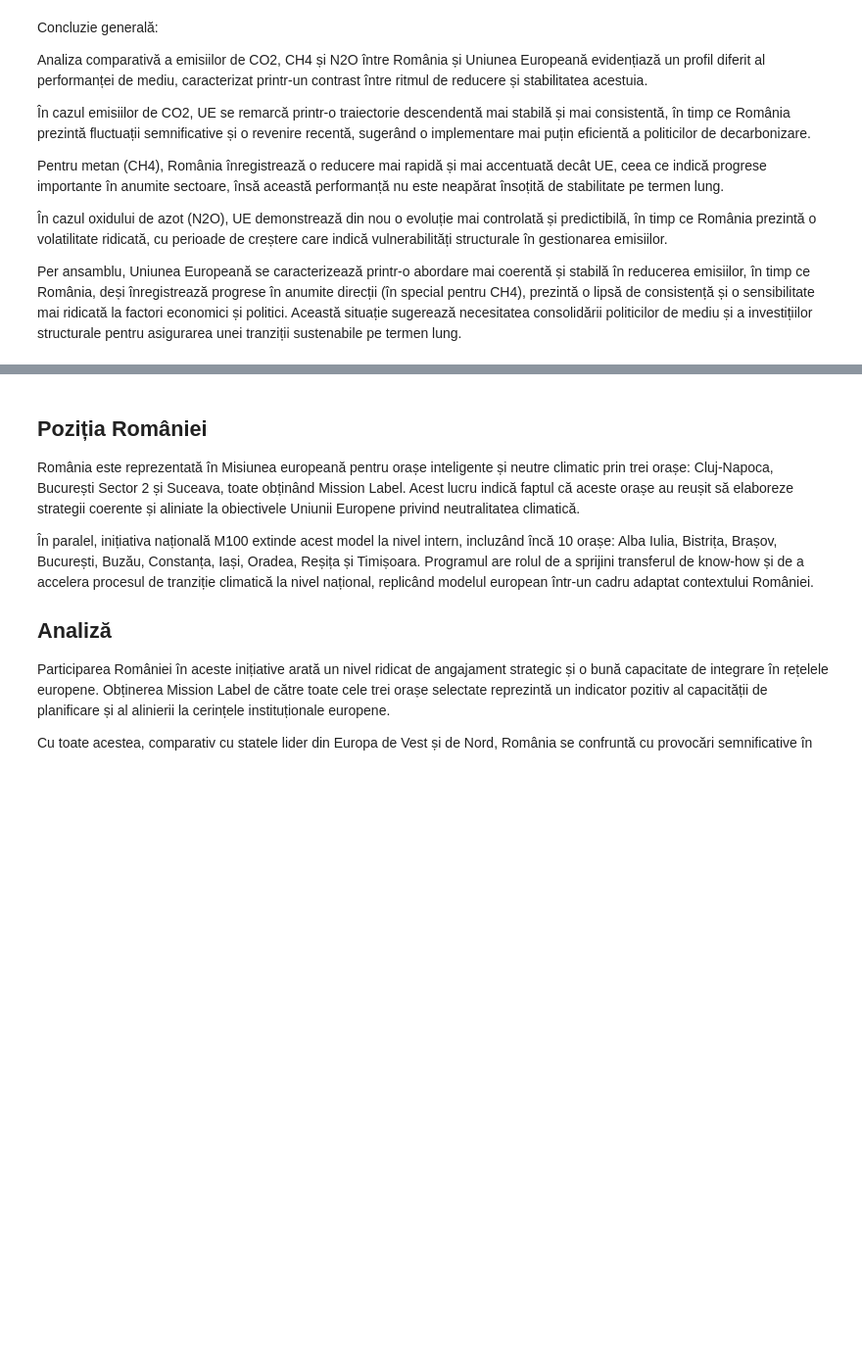
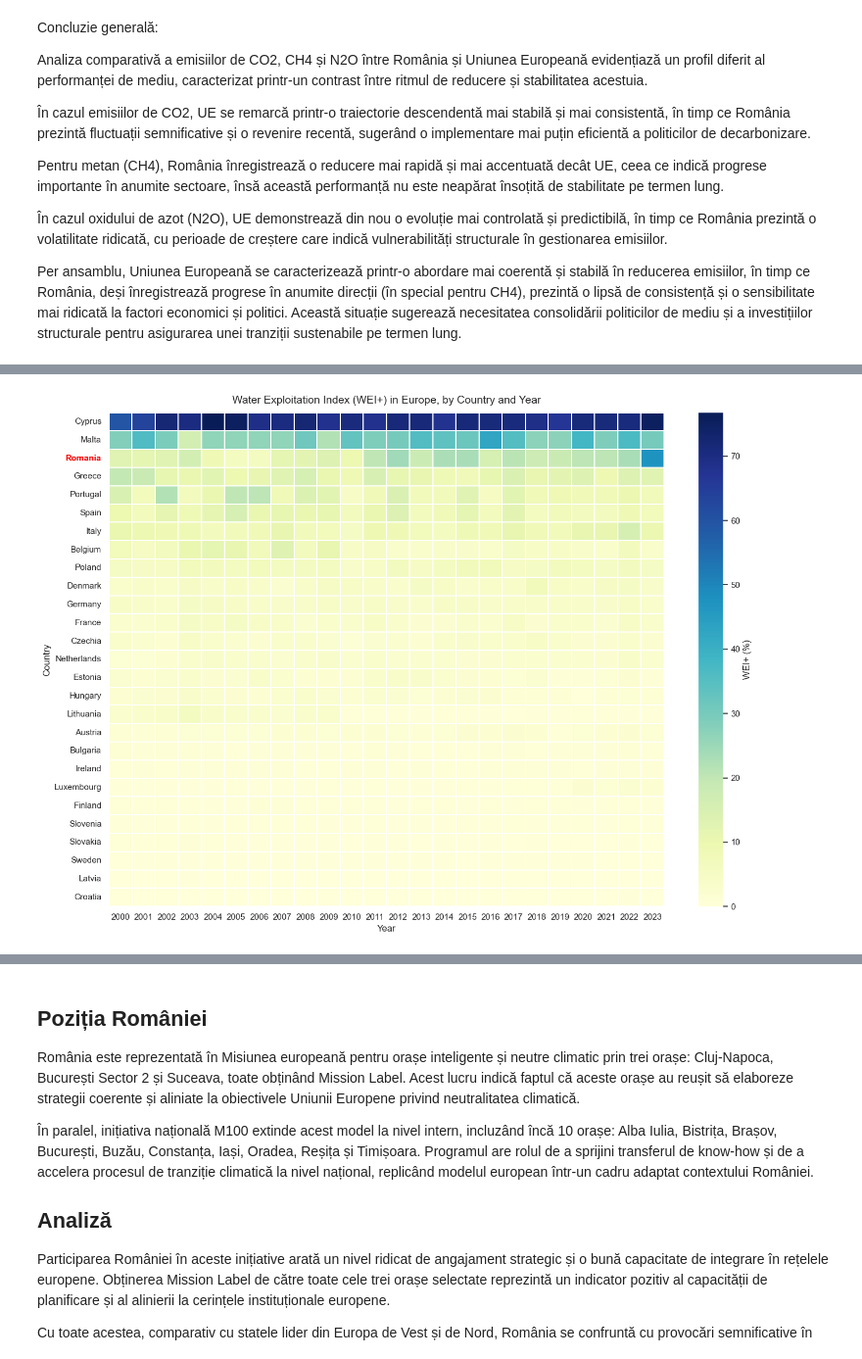
Before and after one commit to TimoscoAdelina/ICI_Proiect, a Jupyter notebook: notebooks/02_Romania_vs_Ue.ipynb, the cells around one changed output, grey strips where cells are left out. Shown at 98% size. Saved outputs shown, nothing was run; the diff lists cells and outputs as text; code cells hidden in the pictures; blank space fills up the shorter version.

```diff
--- a/notebooks/02_Romania_vs_Ue.ipynb
+++ b/notebooks/02_Romania_vs_Ue.ipynb
@@ -496,0 +747,36 @@ figures_dir.mkdir(parents=True, exist_ok=True)
+# %%
+import matplotlib.pyplot as plt
+import seaborn as sns
+import pandas as pd
+
+# pivot
+pivot = df_water_long.pivot(index="country", columns="year", values="value")
+
+# ordonare după media pe toți anii
+country_order = pivot.mean(axis=1).sort_values(ascending=False).index
+pivot = pivot.loc[country_order]
+
+plt.figure(figsize=(14, 10))
+ax = sns.heatmap(
+    pivot,
+    cmap="YlGnBu",
+    linewidths=0.3,
+    linecolor="white",
+    cbar_kws={"label": "WEI+ (%)"}
+)
+
+plt.title("Water Exploitation Index (WEI+) in Europe, by Country and Year", fontsize=14, pad=12)
+plt.xlabel("Year")
+plt.ylabel("Country")
+
+# evidențiere România în axa Y
+for label in ax.get_yticklabels():
+    if label.get_text() == "Romania":
+        label.set_color("red")
+        label.set_fontweight("bold")
+
+plt.tight_layout()
+plt.savefig(figures_dir / "water_heatmap_europe_improved.png", dpi=300, bbox_inches="tight")
+plt.show()
+# %% [output]
+[figure, added]
```
Also changed, not shown: parts of 23 cells of this notebook, 8 other files.
